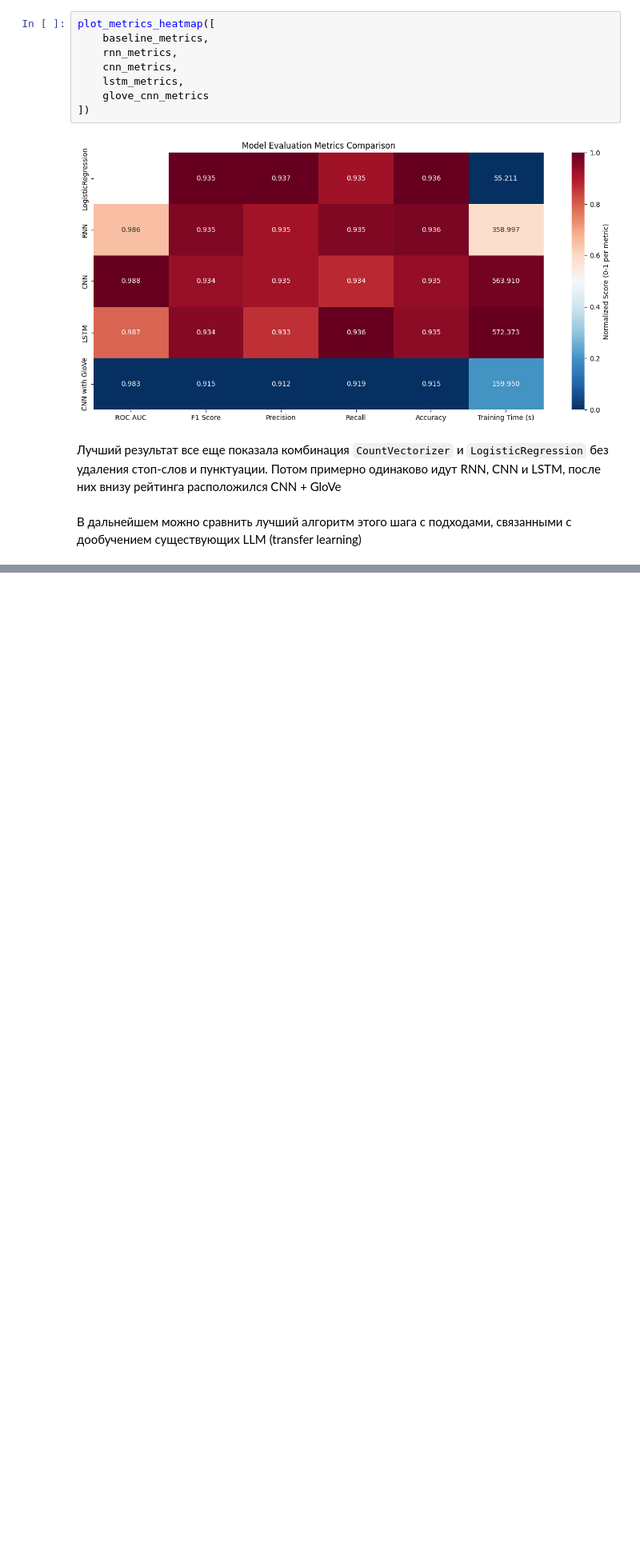
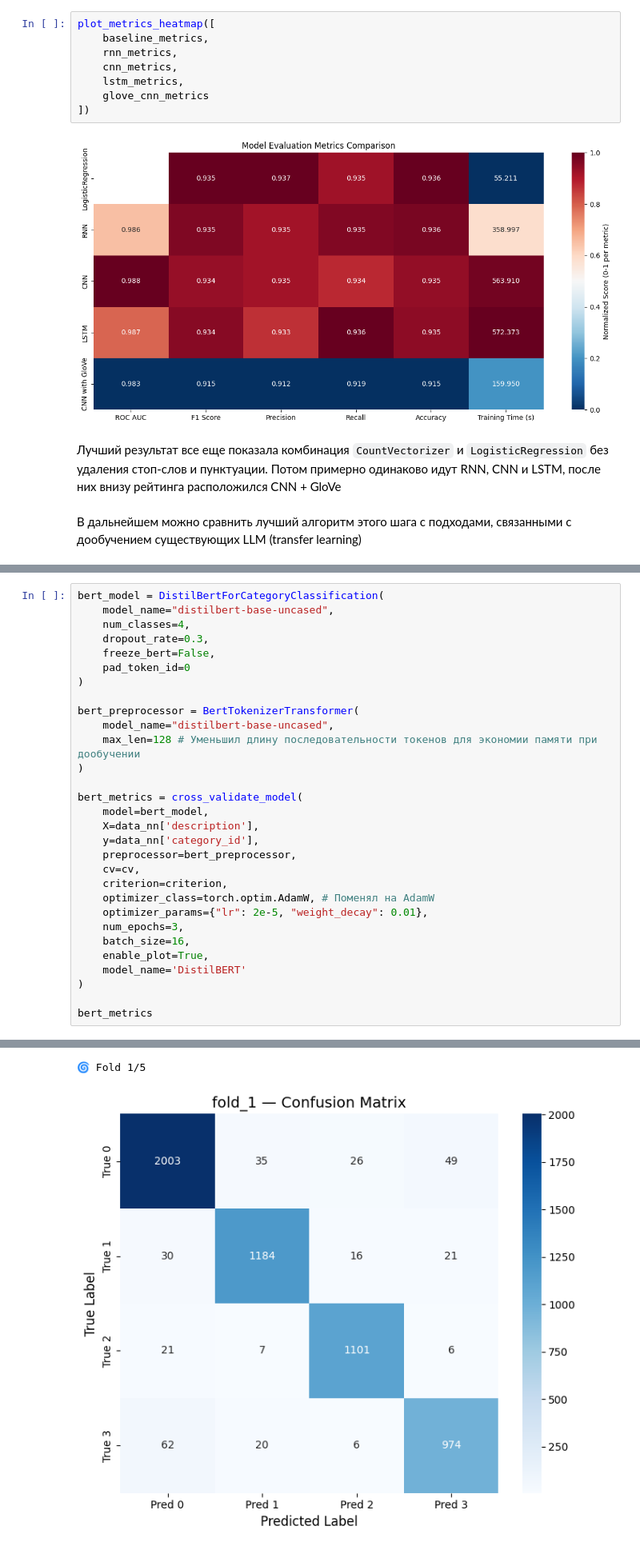
Before and after one commit to TimofeyTsvirko/ecommerce-text-classification, a Jupyter notebook: neural_networks.ipynb, the cells around one changed output, grey strips where cells are left out. Shown at 80% size. Cells and saved outputs as stored; diff of their text form; blank space fills up the shorter version.

Commit message:
DistilBERT

```diff
--- a/neural_networks.ipynb
+++ b/neural_networks.ipynb
@@ -948,0 +951,31 @@ plot_metrics_heatmap([
+# %%
+bert_model = DistilBertForCategoryClassification(
+    model_name="distilbert-base-uncased",
+    num_classes=4,
+    dropout_rate=0.3,
+    freeze_bert=False,
+    pad_token_id=0
+)
+
+bert_preprocessor = BertTokenizerTransformer(
+    model_name="distilbert-base-uncased",
+    max_len=128 # Уменьшил длину последовательности токенов для экономии памяти при дообучении
+)
+
+bert_metrics = cross_validate_model(
+    model=bert_model,
+    X=data_nn['description'],
+    y=data_nn['category_id'],
+    preprocessor=bert_preprocessor,
+    cv=cv,
+    criterion=criterion,
+    optimizer_class=torch.optim.AdamW, # Поменял на AdamW
+    optimizer_params={"lr": 2e-5, "weight_decay": 0.01},
+    num_epochs=3,
+    batch_size=16,
+    enable_plot=True,
+    model_name='DistilBERT'
+)
+
+bert_metrics
+# %% [output]
@@ -948,0 +994,2 @@ plot_metrics_heatmap([
+🌀 Fold 1/5
+[figure, added]
```
Also changed, not shown: parts of 7 cells of this notebook, 1 other file.
